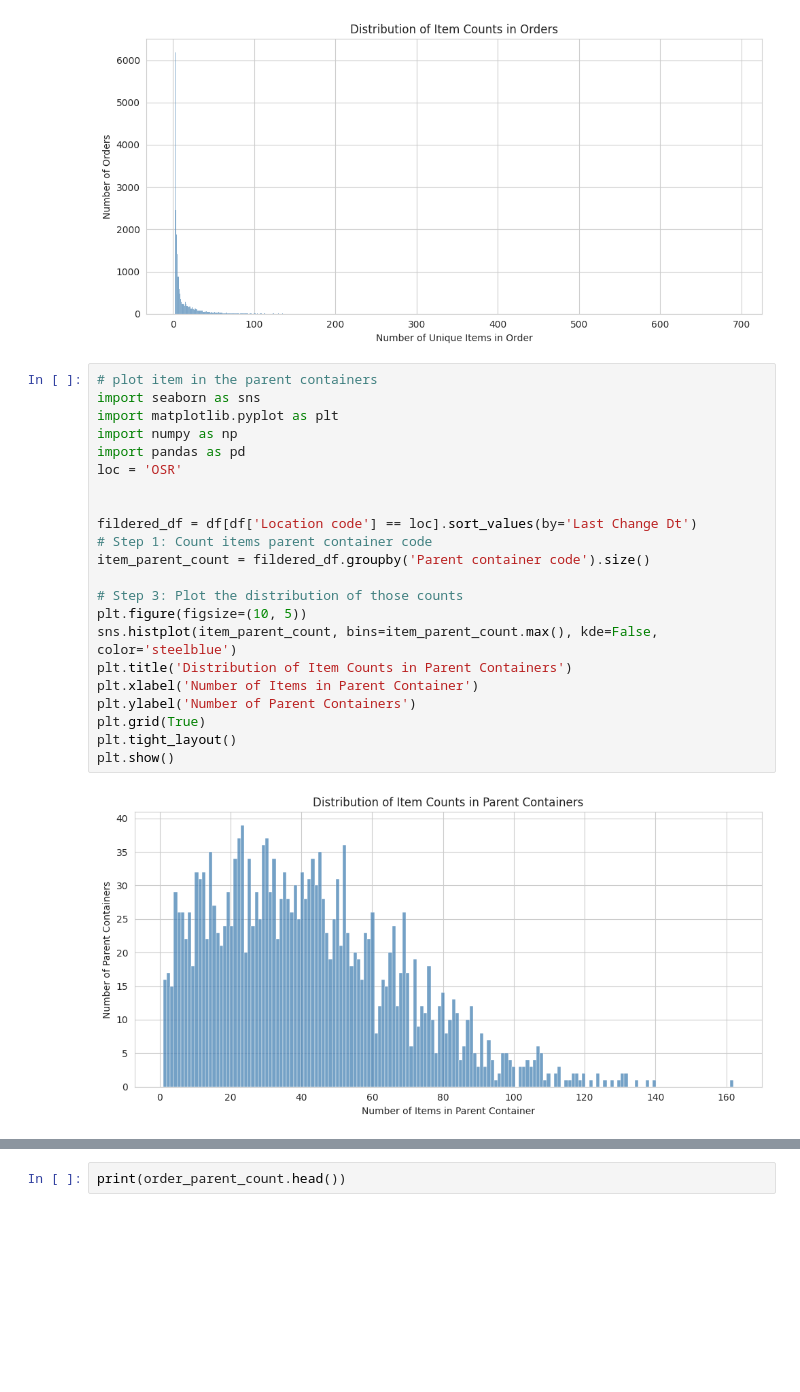
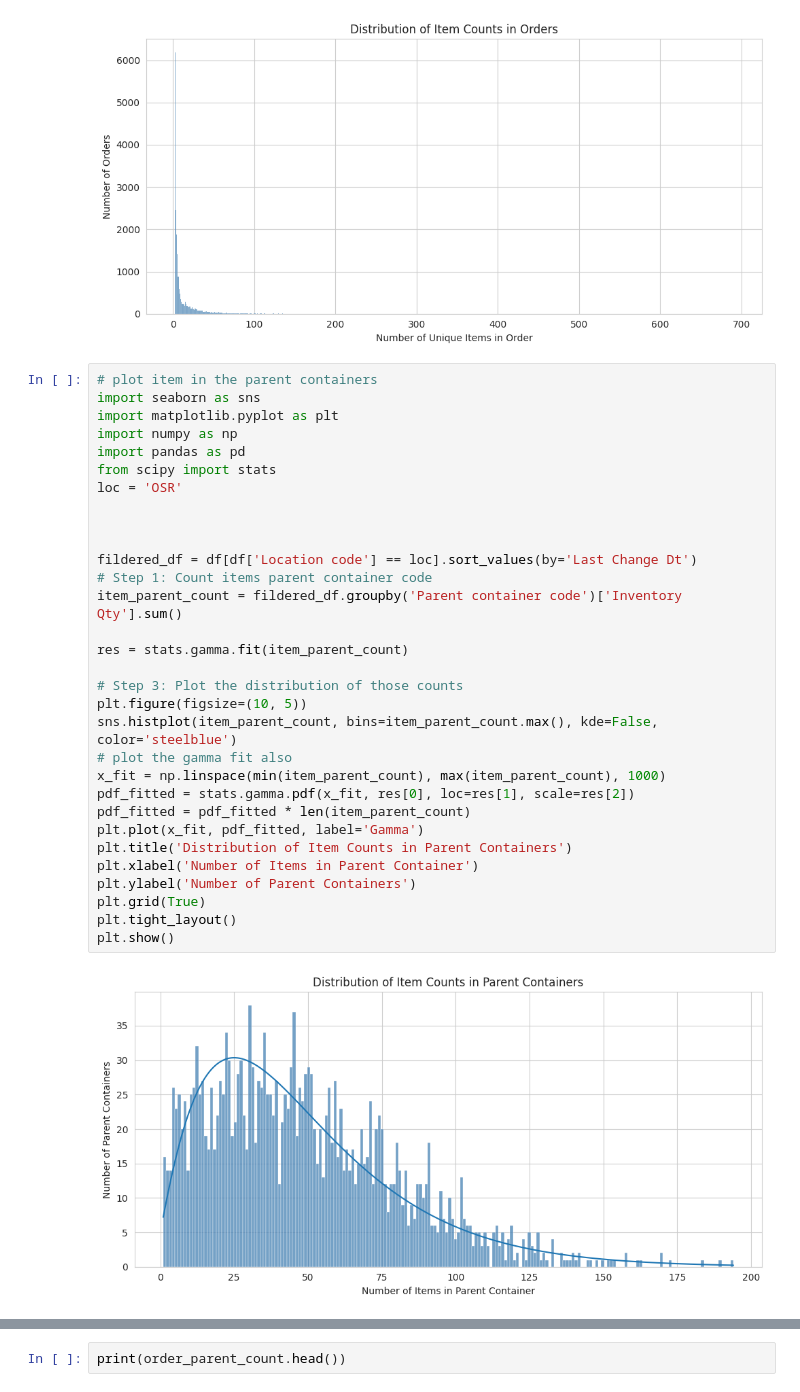
Before and after one commit to TomTom2028/SoftwareSim, a Jupyter notebook: AnalysisData.ipynb, the cells around one changed output, grey strips where cells are left out. Drawn from its saved outputs; the diff is of its cells as text; blank space fills up the shorter version.

Commit message:
afgewerkt analyse orders en parent boxes

```diff
--- a/AnalysisData.ipynb
+++ b/AnalysisData.ipynb
@@ -466,27 +483,36 @@ plt.show()
 # %%
 # plot item in the parent containers
 import seaborn as sns
 import matplotlib.pyplot as plt
 import numpy as np
 import pandas as pd
+from scipy import stats
 loc = 'OSR'
+
 
 
 fildered_df = df[df['Location code'] == loc].sort_values(by='Last Change Dt')
 # Step 1: Count items parent container code
-item_parent_count = fildered_df.groupby('Parent container code').size()
+item_parent_count = fildered_df.groupby('Parent container code')['Inventory Qty'].sum()
+
+res = stats.gamma.fit(item_parent_count)
 
 # Step 3: Plot the distribution of those counts
 plt.figure(figsize=(10, 5))
 sns.histplot(item_parent_count, bins=item_parent_count.max(), kde=False, color='steelblue')
+# plot the gamma fit also
+x_fit = np.linspace(min(item_parent_count), max(item_parent_count), 1000)
+pdf_fitted = stats.gamma.pdf(x_fit, res[0], loc=res[1], scale=res[2])
+pdf_fitted = pdf_fitted * len(item_parent_count)
+plt.plot(x_fit, pdf_fitted, label='Gamma')
 plt.title('Distribution of Item Counts in Parent Containers')
 plt.xlabel('Number of Items in Parent Container')
 plt.ylabel('Number of Parent Containers')
 plt.grid(True)
 plt.tight_layout()
 plt.show()
 # %% [output]
-[figure, old version]
+[figure, new version]
 # %%
 # plot the amount of diffrent items in the parent containers
 import seaborn as sns
```
Also changed, not shown: parts of 13 cells of this notebook, 1 other file.
